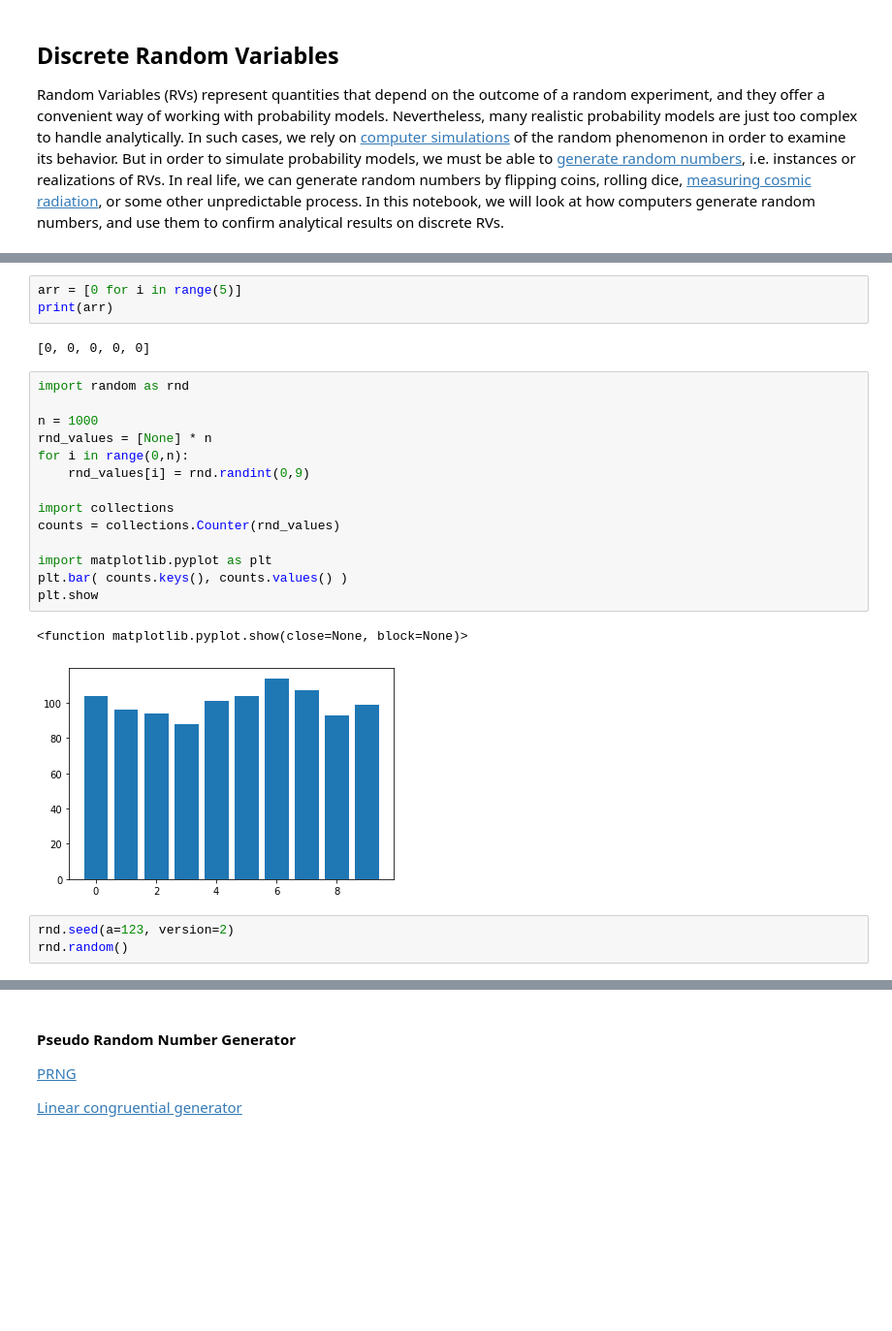
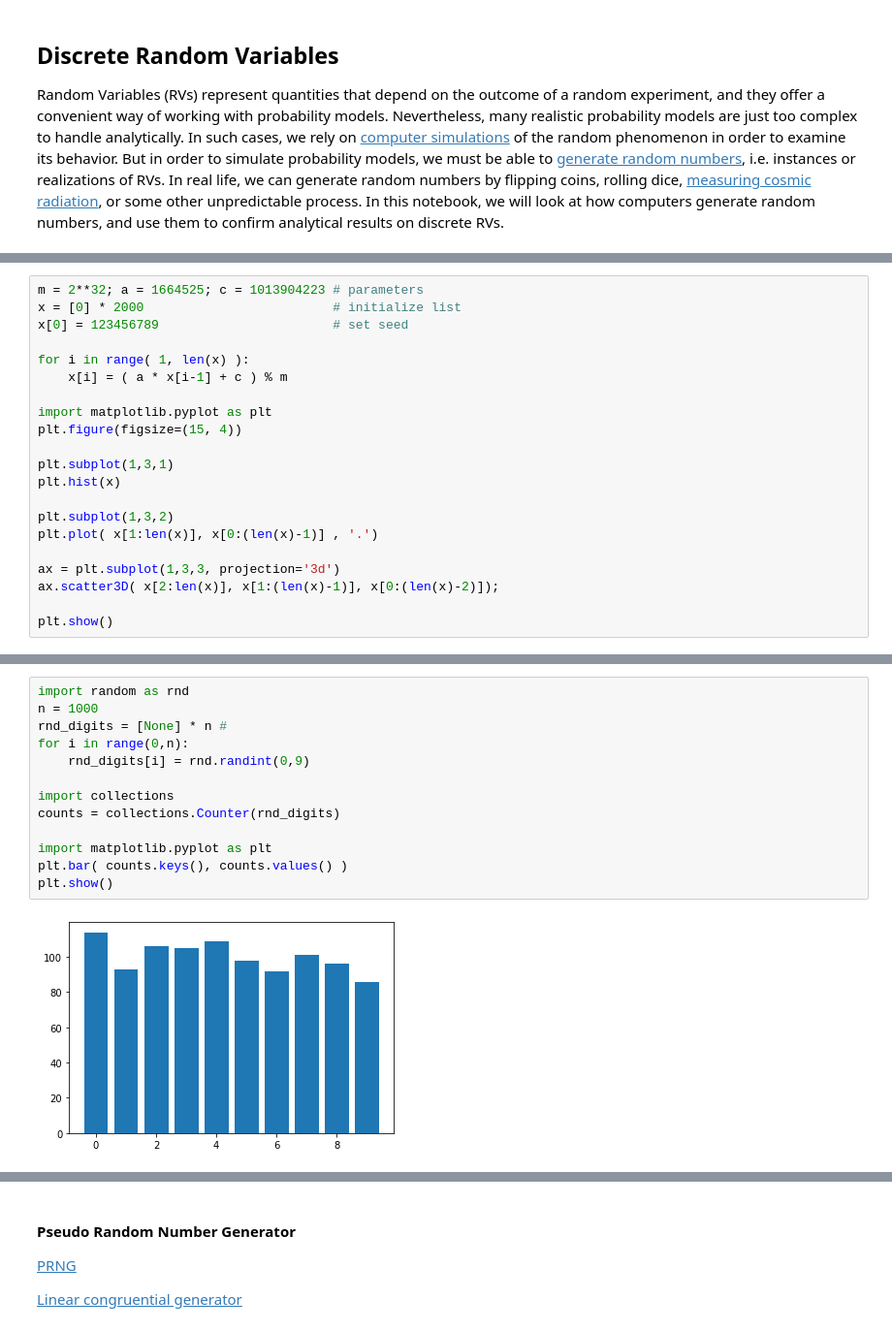
Before and after one commit to damouras/probability_notebooks, a Jupyter notebook: 4. Discrete Random Variables.ipynb, the cells around one changed output, grey strips where cells are left out. Shown: that part at 97% size. Saved outputs shown, nothing was run; the diff lists cells and outputs as text; blank space fills up the shorter version.

```diff
--- a/4. Discrete Random Variables.ipynb
+++ b/4. Discrete Random Variables.ipynb
@@ -29,0 +28,21 @@ Obviously, we
+# %%
+m = 2**32; a = 1664525; c = 1013904223 # parameters
+x = [0] * 2000                         # initialize list
+x[0] = 123456789                       # set seed
+
+for i in range( 1, len(x) ):
+    x[i] = ( a * x[i-1] + c ) % m
+
+import matplotlib.pyplot as plt
+plt.figure(figsize=(15, 4))
+
+plt.subplot(1,3,1)
+plt.hist(x)
+
+plt.subplot(1,3,2)
+plt.plot( x[1:len(x)], x[0:(len(x)-1)] , '.')
+
+ax = plt.subplot(1,3,3, projection='3d')
+ax.scatter3D( x[2:len(x)], x[1:(len(x)-1)], x[0:(len(x)-2)]);
+
+plt.show()
@@ -39,25 +57,15 @@ https://en.wikipedia.org/wiki/List_of_random_number_generators
-# %%
-arr = [0 for i in range(5)]
-print(arr)
-# %% [output]
-[0, 0, 0, 0, 0]
 # %%
 import random as rnd
-
 n = 1000
-rnd_values = [None] * n
+rnd_digits = [None] * n #
 for i in range(0,n):
-    rnd_values[i] = rnd.randint(0,9)
+    rnd_digits[i] = rnd.randint(0,9)
 
 import collections
-counts = collections.Counter(rnd_values)
+counts = collections.Counter(rnd_digits)
 
 import matplotlib.pyplot as plt
 plt.bar( counts.keys(), counts.values() )
-plt.show
+plt.show()
 # %% [output]
-<function matplotlib.pyplot.show(close=None, block=None)>
-[figure, old version]
+[figure, new version]
-# %%
-rnd.seed(a=123, version=2)
-rnd.random()
```
Also changed, not shown: parts of 14 cells of this notebook, 2 other files.
